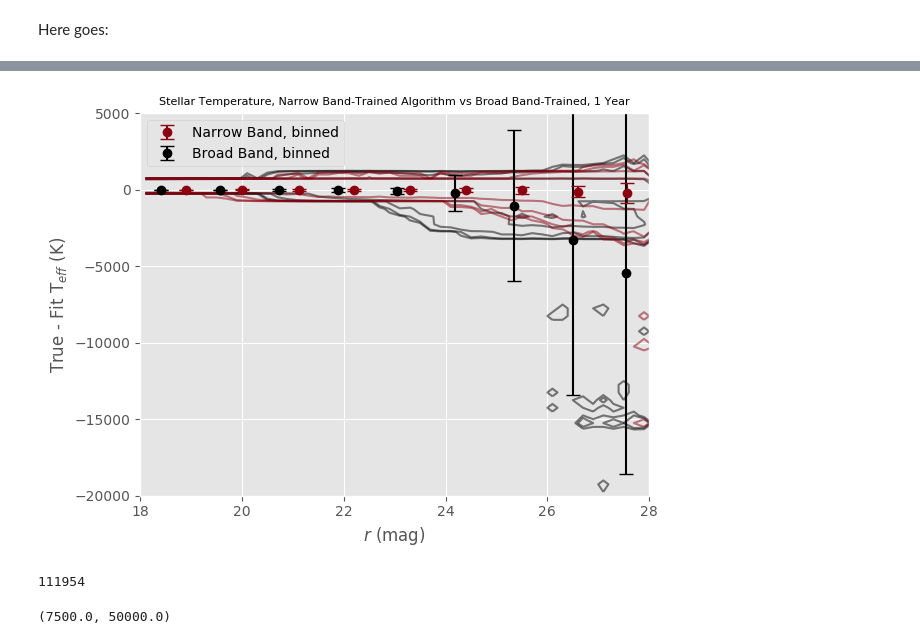
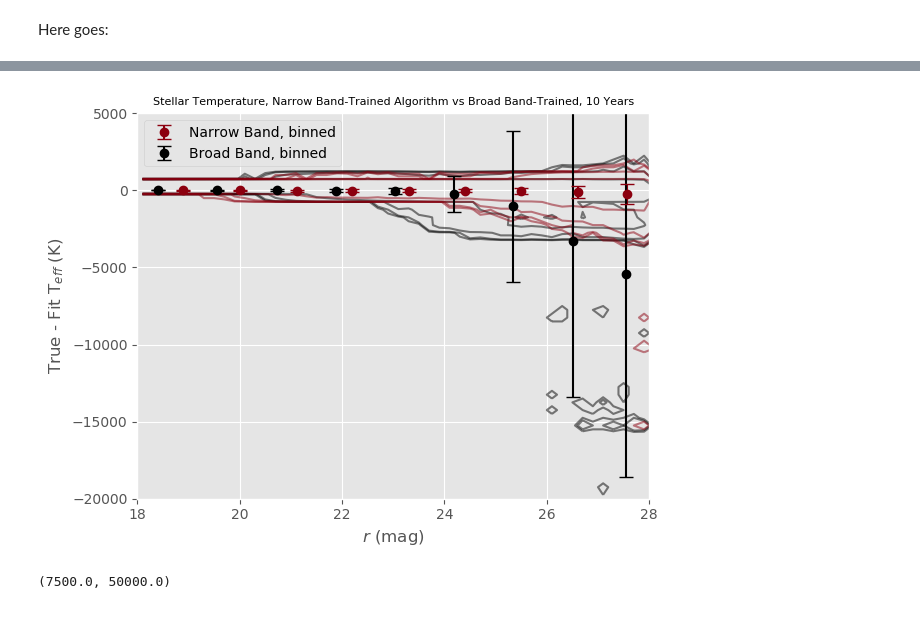
Before and after one commit to yoachim/LSST_narrowband, a Jupyter notebook: results.ipynb, the cells around one changed output, grey strips where cells are left out. Drawn from its saved outputs; the diff is of its cells as text; code cells hidden in the pictures.

```diff
--- a/results.ipynb
+++ b/results.ipynb
@@ -571,10 +571,7 @@ plt.savefig('./teff1yr.png');
 # OK, I don't think I beleive the means on those.  Ah, there was stuff off the plot.
 
 # Need to get rid of scatter and replace with contours.
-#plt.scatter(truth_catalog['r'], teff_diff, alpha=0.09, c='xkcd:Barbie Pink', label='Broad Band Residual Teff')
-#plt.scatter(truth_catalog['r'], nb_teff_diff, alpha=0.1, c='xkcd:Acid Green', label='Narrow Band Residual Teff')
 
-#plt.hist2d(truth_catalog['r'], teff_diff,label='Broad Band Residual Teff')
 xedges = np.arange(18,29,.2)
 yedges = np.arange(-20000, 7000, 500)
 
@@ -592,42 +589,34 @@ H, xedges, yedges = np.histogram2d(truth_catalog['r'], nb_teff_diff, bins=[xedge
 xcenters = (xedges[:-1] + xedges[1:]) / 2
 ycenters = (yedges[:-1] + yedges[1:]) / 2
 x,y = np.meshgrid(xcenters, ycenters)
 #X, Y = np.meshgrid(xedges, yedges)
 plt.contour(x,y,H.T, label='Broad Band Residual Teff', colors='xkcd:Crimson', levels=levels, alpha=.5)
-
-
-
-from scipy.stats import binned_statistic
 
 narrow_mean, bin_edges, binnum = binned_statistic(truth_catalog['r'], nb_teff_diff, statistic=np.mean, bins=20)
 narrow_x, temp1, temp2 = binned_statistic(truth_catalog['r'], truth_catalog['r'], statistic=np.mean, bins=20)
 narrow_std, temp1, temp2 = binned_statistic(truth_catalog['r'], nb_teff_diff, statistic=np.std, bins=20)
 
 plt.errorbar(narrow_x, narrow_mean, yerr=narrow_std,fmt='o',
              capsize=5, c='xkcd:Crimson', label='Narrow Band, binned')
 
 broad_mean, bin_edges, binnum = binned_statistic(truth_catalog['r'], teff_diff, statistic=np.mean, bins=19)
 broad_x, temp1, temp2 = binned_statistic(truth_catalog['r'], truth_catalog['r'], statistic=np.mean, bins=19)
 broad_std, temp1, temp2 = binned_statistic(truth_catalog['r'], teff_diff, statistic=np.std, bins=19)
 
 plt.errorbar(broad_x, broad_mean, yerr=broad_std,fmt='o',
              capsize=5, c='xkcd:black', label='Broad Band, binned')
 
 
 leg = plt.legend()
 for l in leg.legendHandles:
     l.set_alpha(1)
 plt.xlim(18,28)
 plt.ylim(-20000, 5000)
 plt.xlabel('$r$ (mag)')
 plt.ylabel('True - Fit T$_{eff}$ (K)')
-plt.title('Stellar Temperature, Narrow Band-Trained Algorithm vs Broad Band-Trained, 1 Year', fontsize=8)
+plt.title('Stellar Temperature, Narrow Band-Trained Algorithm vs Broad Band-Trained, 10 Years', fontsize=8)
 plt.tight_layout()
-plt.savefig('./teff1yr.pdf')
+plt.savefig('./current_figs/teff10yrs.pdf')
 # %% [output]
-[figure, old version]
+[figure, new version]
-# %%
-print(np.where(truth_catalog['r'] > 18)[0].size)
-# %% [output]
-111954
 # %%
```
Also changed, not shown: parts of 38 cells of this notebook, 31 other files.
